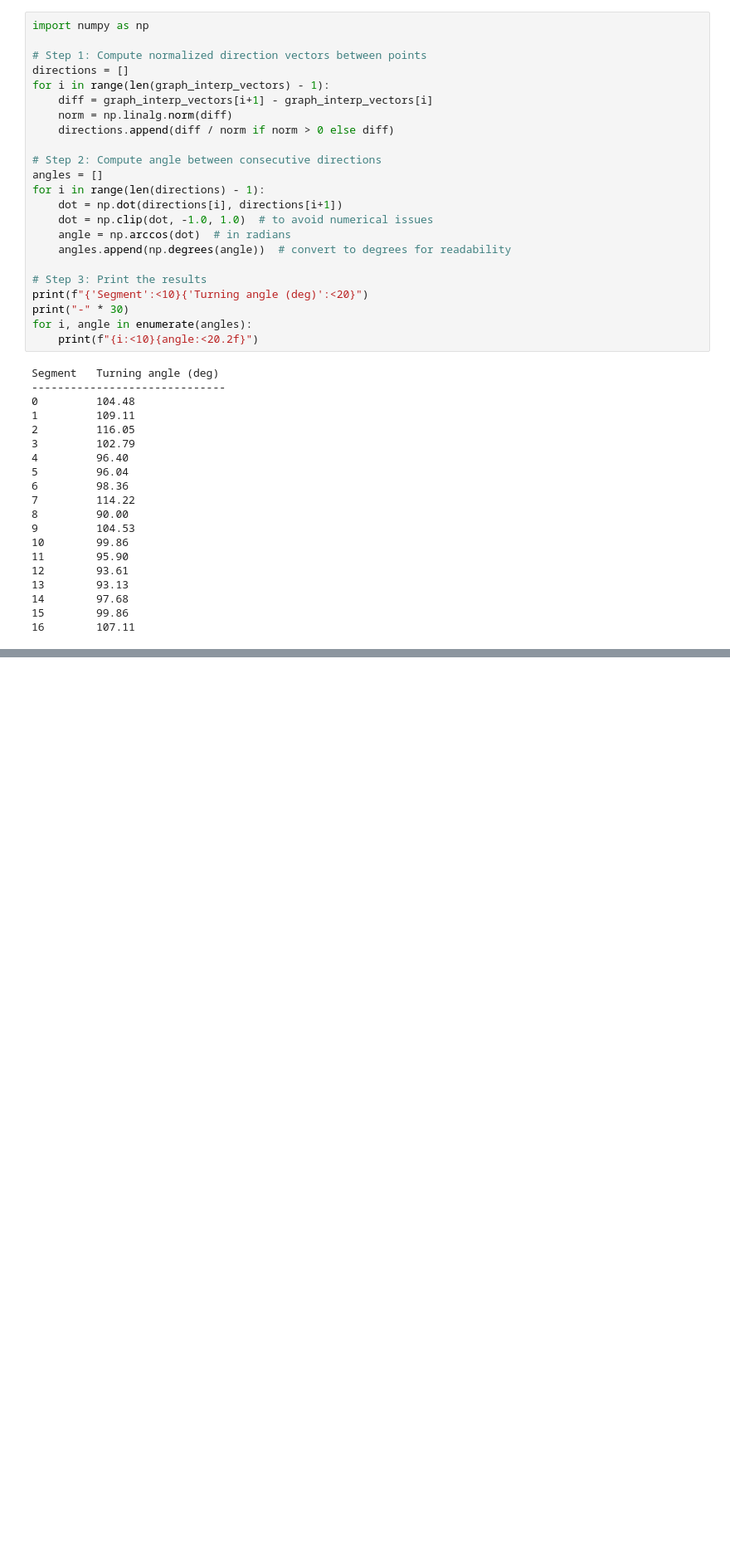
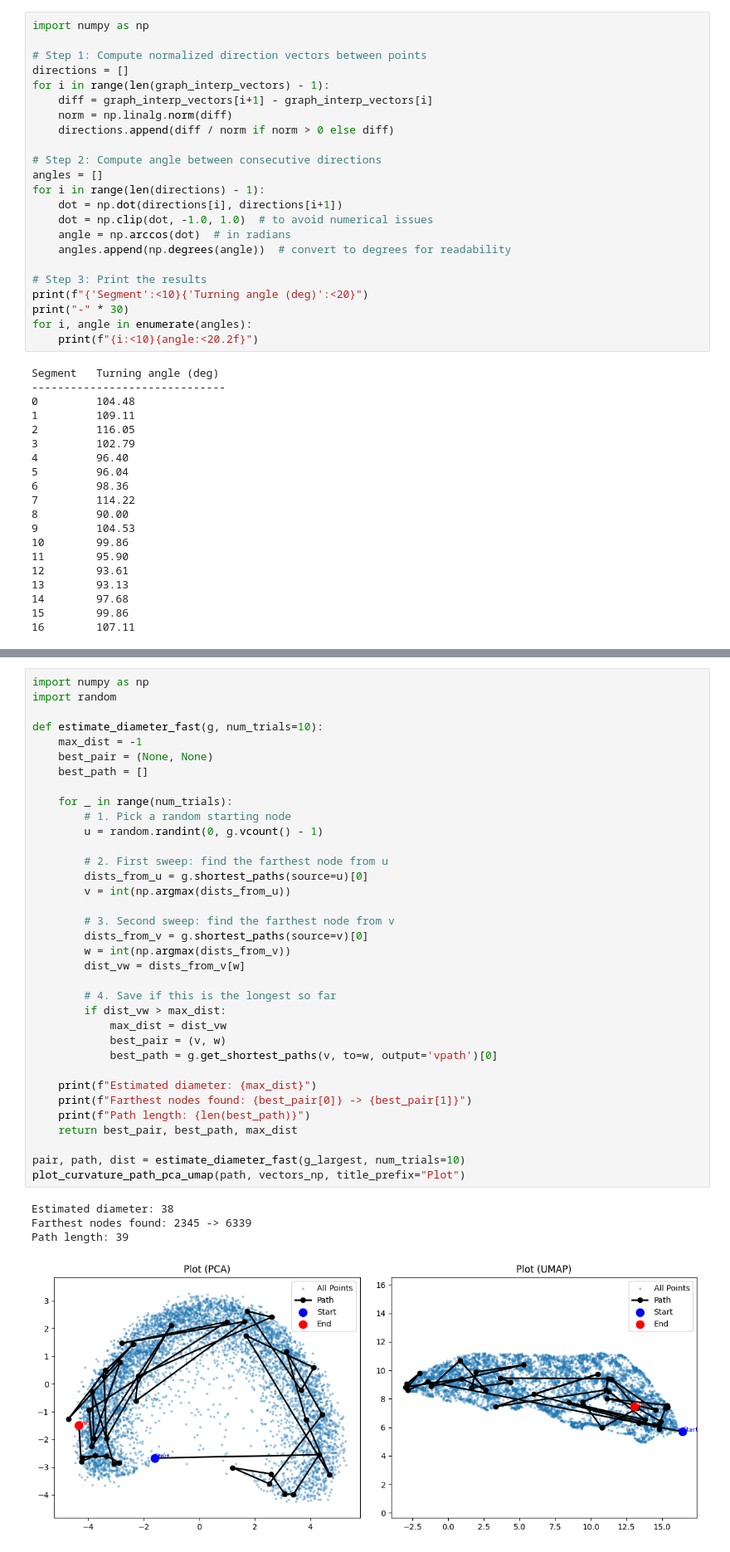
Before and after one commit to Antel0pe/SpaceOfMNIST-Digits, a Jupyter notebook: ExploringDimensions.ipynb, the cells around one changed output, grey strips where cells are left out. Shown at 83% size. Cells and saved outputs as stored; diff of their text form; blank space fills up the shorter version.

```diff
--- a/ExploringDimensions.ipynb
+++ b/ExploringDimensions.ipynb
@@ -412,0 +457,40 @@ Segment   Turning angle (deg)
+# %%
+import numpy as np
+import random
+
+def estimate_diameter_fast(g, num_trials=10):
+    max_dist = -1
+    best_pair = (None, None)
+    best_path = []
+
+    for _ in range(num_trials):
+        # 1. Pick a random starting node
+        u = random.randint(0, g.vcount() - 1)
+
+        # 2. First sweep: find the farthest node from u
+        dists_from_u = g.shortest_paths(source=u)[0]
+        v = int(np.argmax(dists_from_u))
+
+        # 3. Second sweep: find the farthest node from v
+        dists_from_v = g.shortest_paths(source=v)[0]
+        w = int(np.argmax(dists_from_v))
+        dist_vw = dists_from_v[w]
+
+        # 4. Save if this is the longest so far
+        if dist_vw > max_dist:
+            max_dist = dist_vw
+            best_pair = (v, w)
+            best_path = g.get_shortest_paths(v, to=w, output='vpath')[0]
+
+    print(f"Estimated diameter: {max_dist}")
+    print(f"Farthest nodes found: {best_pair[0]} -> {best_pair[1]}")
+    print(f"Path length: {len(best_path)}")
+    return best_pair, best_path, max_dist
+
+pair, path, dist = estimate_diameter_fast(g_largest, num_trials=10)
+plot_curvature_path_pca_umap(path, vectors_np, title_prefix="Plot")
+# %% [output]
+Estimated diameter: 38
+Farthest nodes found: 2345 -> 6339
+Path length: 39
+[figure, added]
```
Also changed, not shown: parts of 9 cells of this notebook.
